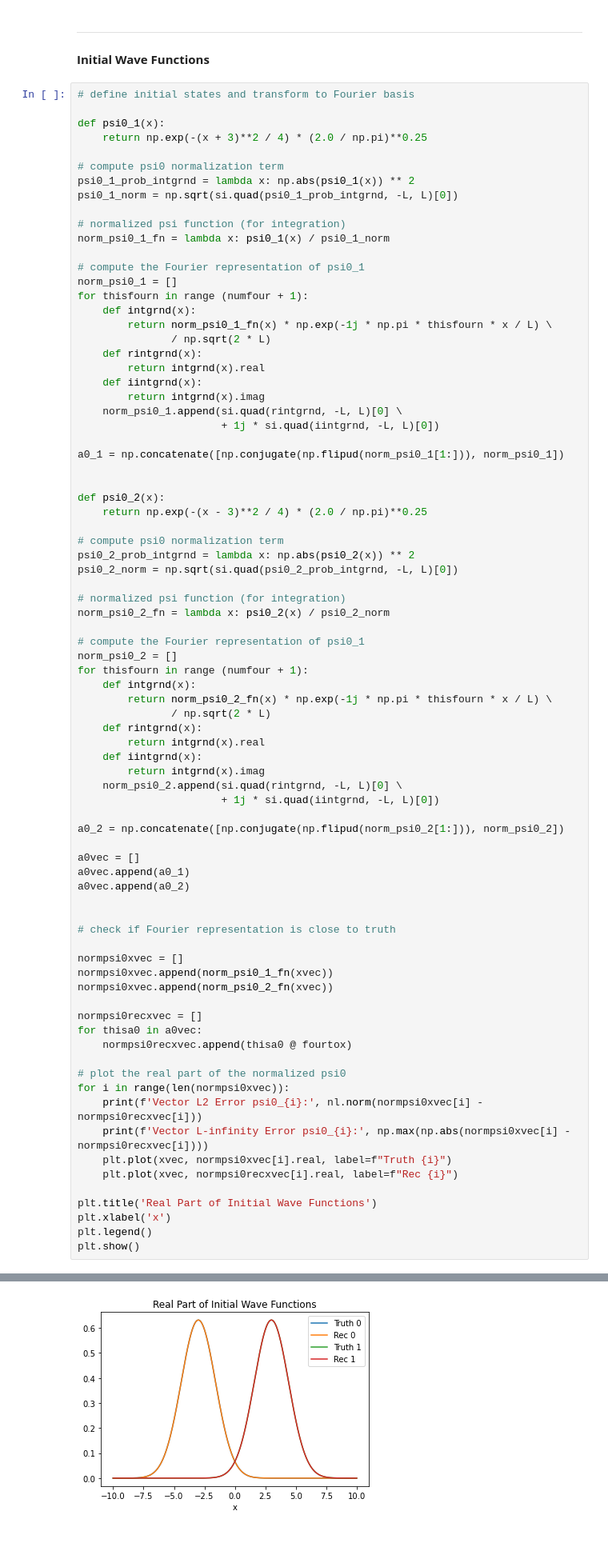
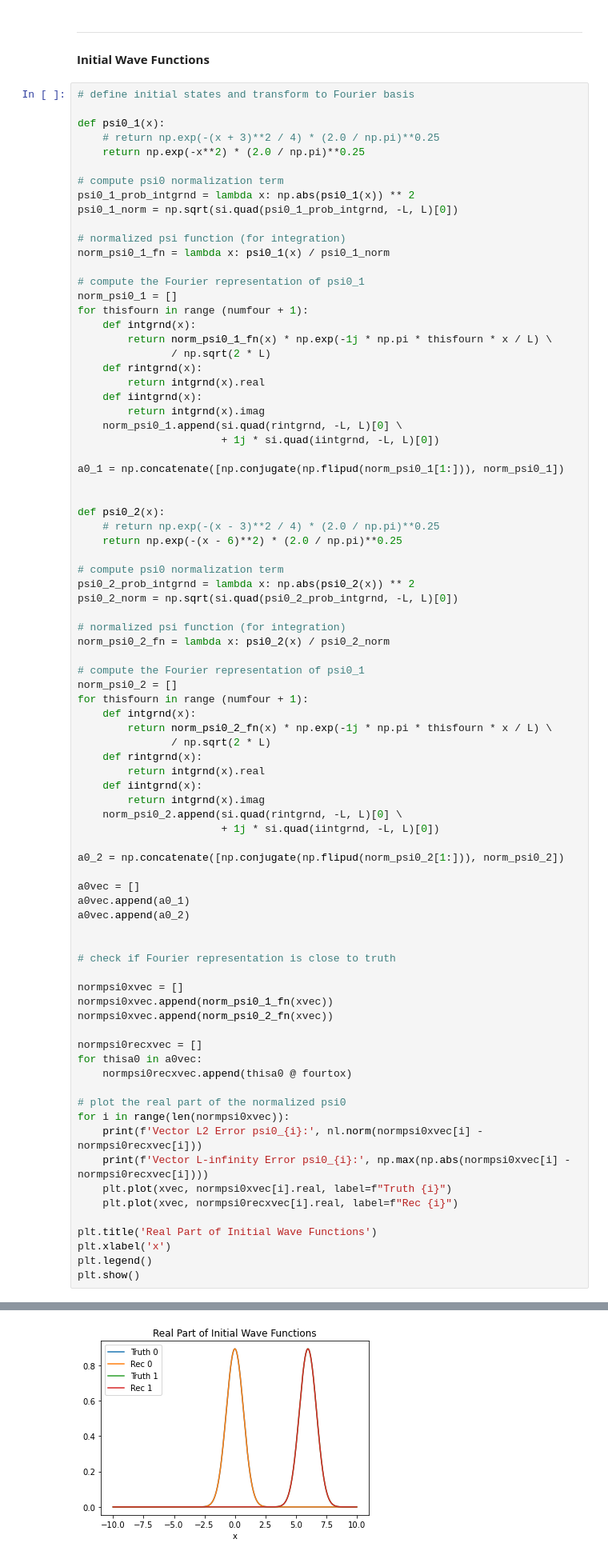
Before and after one commit to kbcollins/tdse, a Jupyter notebook: chebyshev/tdse-adj-cheb-main-2-kbc.ipynb, the cells around one changed output, grey strips where cells are left out. Shown: that part at 80% size. Cells and saved outputs as stored; diff of their text form.

```diff
--- a/chebyshev/tdse-adj-cheb-main-2-kbc.ipynb
+++ b/chebyshev/tdse-adj-cheb-main-2-kbc.ipynb
@@ -69,7 +69,8 @@ plt.show()
 # define initial states and transform to Fourier basis
 
 def psi0_1(x):
-    return np.exp(-(x + 3)**2 / 4) * (2.0 / np.pi)**0.25
+    # return np.exp(-(x + 3)**2 / 4) * (2.0 / np.pi)**0.25
+    return np.exp(-x**2) * (2.0 / np.pi)**0.25
 
 # compute psi0 normalization term
 psi0_1_prob_intgrnd = lambda x: np.abs(psi0_1(x)) ** 2
@@ -95,7 +96,8 @@ a0_1 = np.concatenate([np.conjugate(np.flipud(norm_psi0_1[1:])), norm_psi0_1])
 
 
 def psi0_2(x):
-    return np.exp(-(x - 3)**2 / 4) * (2.0 / np.pi)**0.25
+    # return np.exp(-(x - 3)**2 / 4) * (2.0 / np.pi)**0.25
+    return np.exp(-(x - 6)**2) * (2.0 / np.pi)**0.25
 
 # compute psi0 normalization term
 psi0_2_prob_intgrnd = lambda x: np.abs(psi0_2(x)) ** 2
@@ -153,4 +155,4 @@ Vector L-infinity Error psi0_1: 1.8301527573114097e-06
-[figure, old version]
+[figure, new version]
 # %% [markdown]
 ---
 <h3>Foward Propagation</h3>
```
Also changed, not shown: parts of 32 cells of this notebook.
